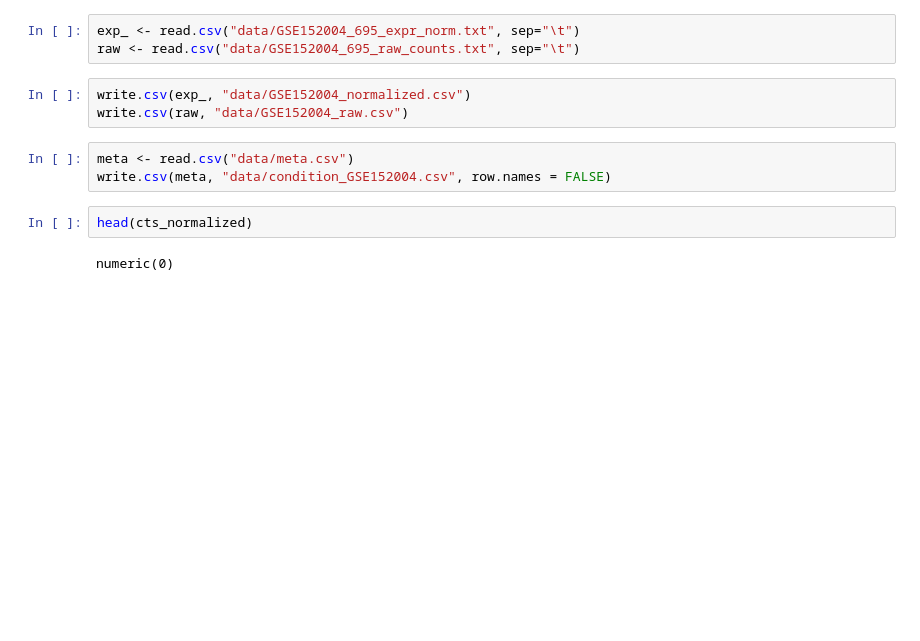
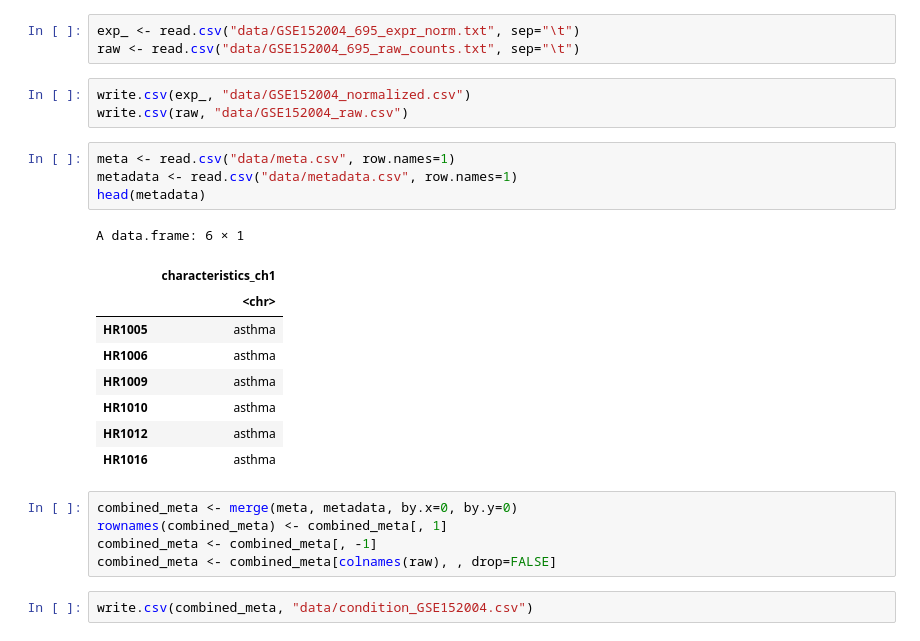
Before and after one commit to PI-Bioinfo/transcriptomics_classifier, a Jupyter notebook: notebook.ipynb, the cells around one changed output. Drawn from its saved outputs; the diff is of its cells as text; blank space fills up the shorter version.

```diff
--- a/notebook.ipynb
+++ b/notebook.ipynb
@@ -14,12 +81,26 @@ raw <- read.csv("data/GSE152004_695_raw_counts.txt", sep="\t")
 write.csv(exp_, "data/GSE152004_normalized.csv")
 write.csv(raw, "data/GSE152004_raw.csv")
 # %%
-meta <- read.csv("data/meta.csv")
-write.csv(meta, "data/condition_GSE152004.csv", row.names = FALSE)
+meta <- read.csv("data/meta.csv", row.names=1)
+metadata <- read.csv("data/metadata.csv", row.names=1)
+head(metadata)
+# %% [output]
+A data.frame: 6 × 1
+|  | characteristics_ch1 |
+|  | <chr> |
+| HR1005 | asthma |
+| HR1006 | asthma |
+| HR1009 | asthma |
+| HR1010 | asthma |
+| HR1012 | asthma |
+| HR1016 | asthma |
-# %%
-head(cts_normalized)
-# %% [output]
-numeric(0)
+# %%
+combined_meta <- merge(meta, metadata, by.x=0, by.y=0)
+rownames(combined_meta) <- combined_meta[, 1]
+combined_meta <- combined_meta[, -1]
+combined_meta <- combined_meta[colnames(raw), , drop=FALSE]
+# %%
+write.csv(combined_meta, "data/condition_GSE152004.csv")
 # %%
 # Clear the workspace
 rm(list = ls())
```
Also changed, not shown: parts of 28 cells of this notebook, 21 other files.
